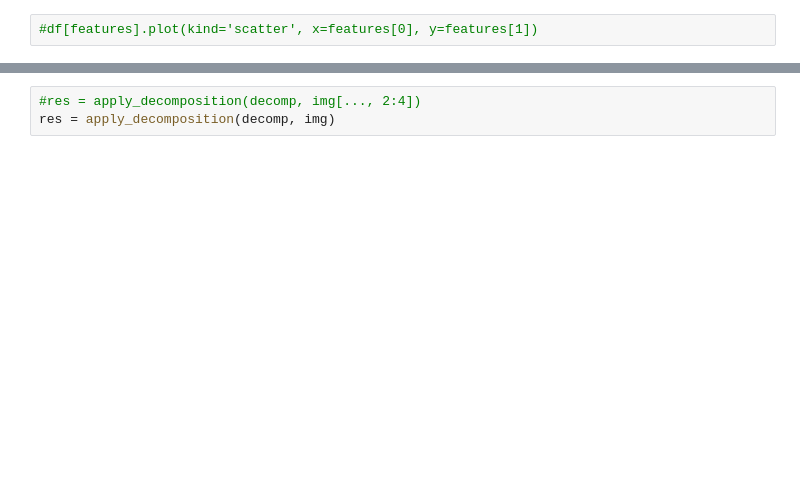
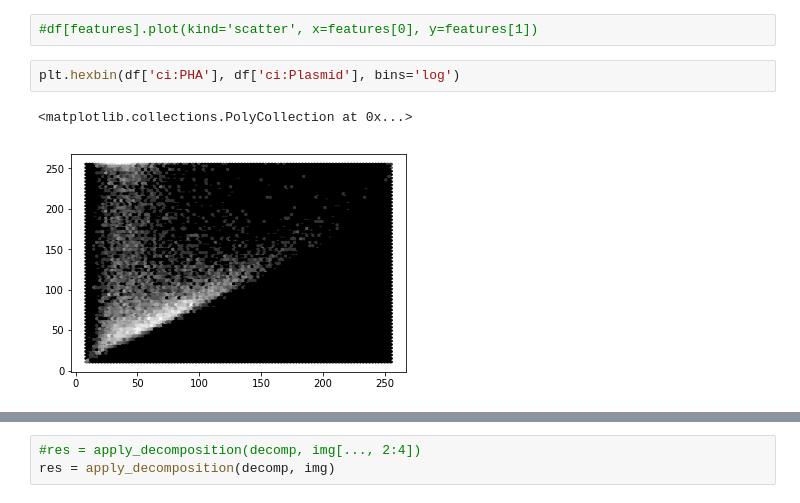
Before and after one commit to hammerlab/cytokit, a Jupyter notebook: python/notebooks/dev/spectral_unmixing.ipynb, the cells around one changed output, grey strips where cells are left out. Cells and saved outputs as stored; diff of their text form; blank space fills up the shorter version.

```diff
--- a/python/notebooks/dev/spectral_unmixing.ipynb
+++ b/python/notebooks/dev/spectral_unmixing.ipynb
@@ -86,2 +85,7 @@ features
 # %%
 #df[features].plot(kind='scatter', x=features[0], y=features[1])
+# %%
+plt.hexbin(df['ci:PHA'], df['ci:Plasmid'], bins='log')
+# %% [output]
+<matplotlib.collections.PolyCollection at 0x...>
+[figure, added]
```
Also changed, not shown: parts of 29 cells of this notebook, 13 other files.
